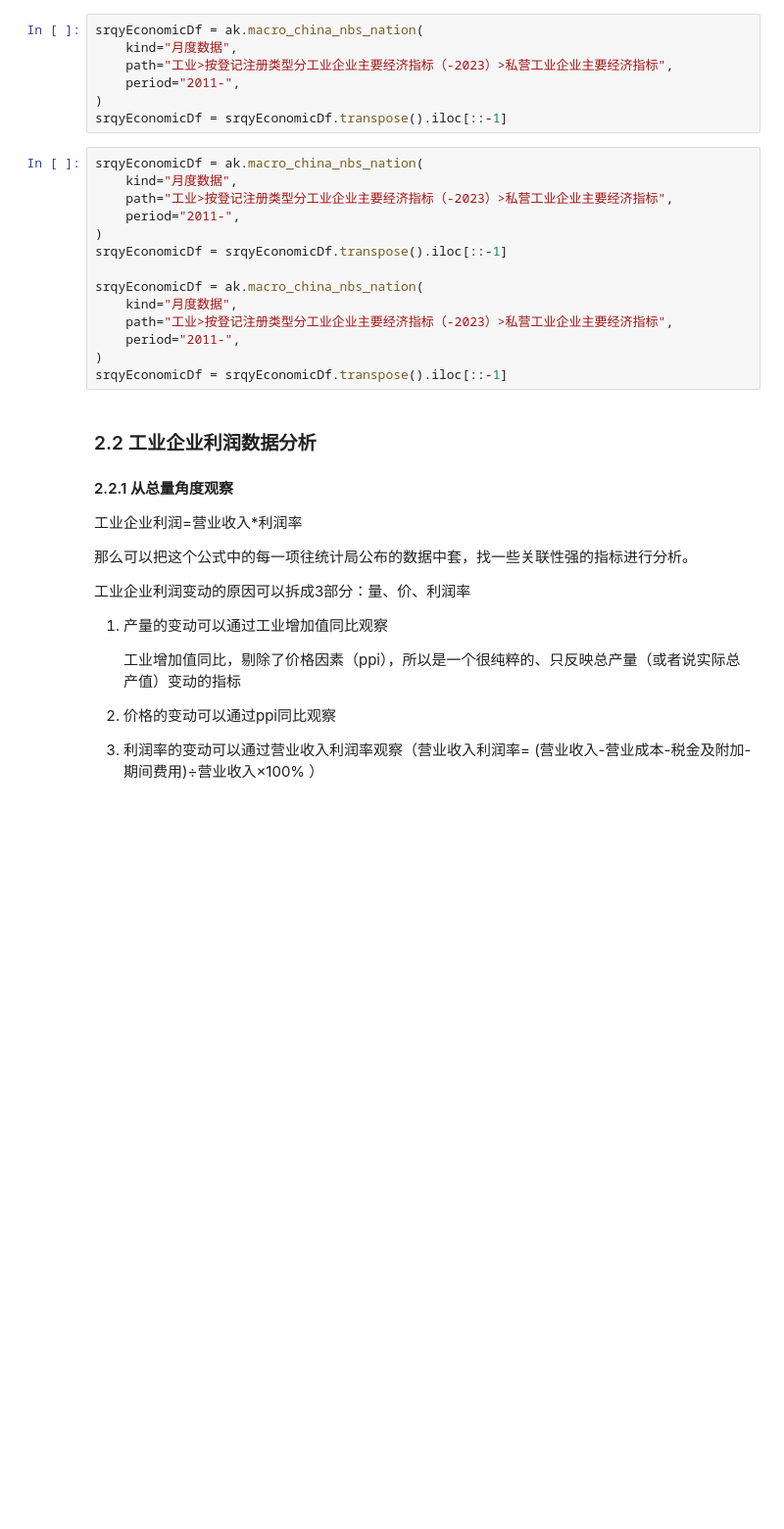
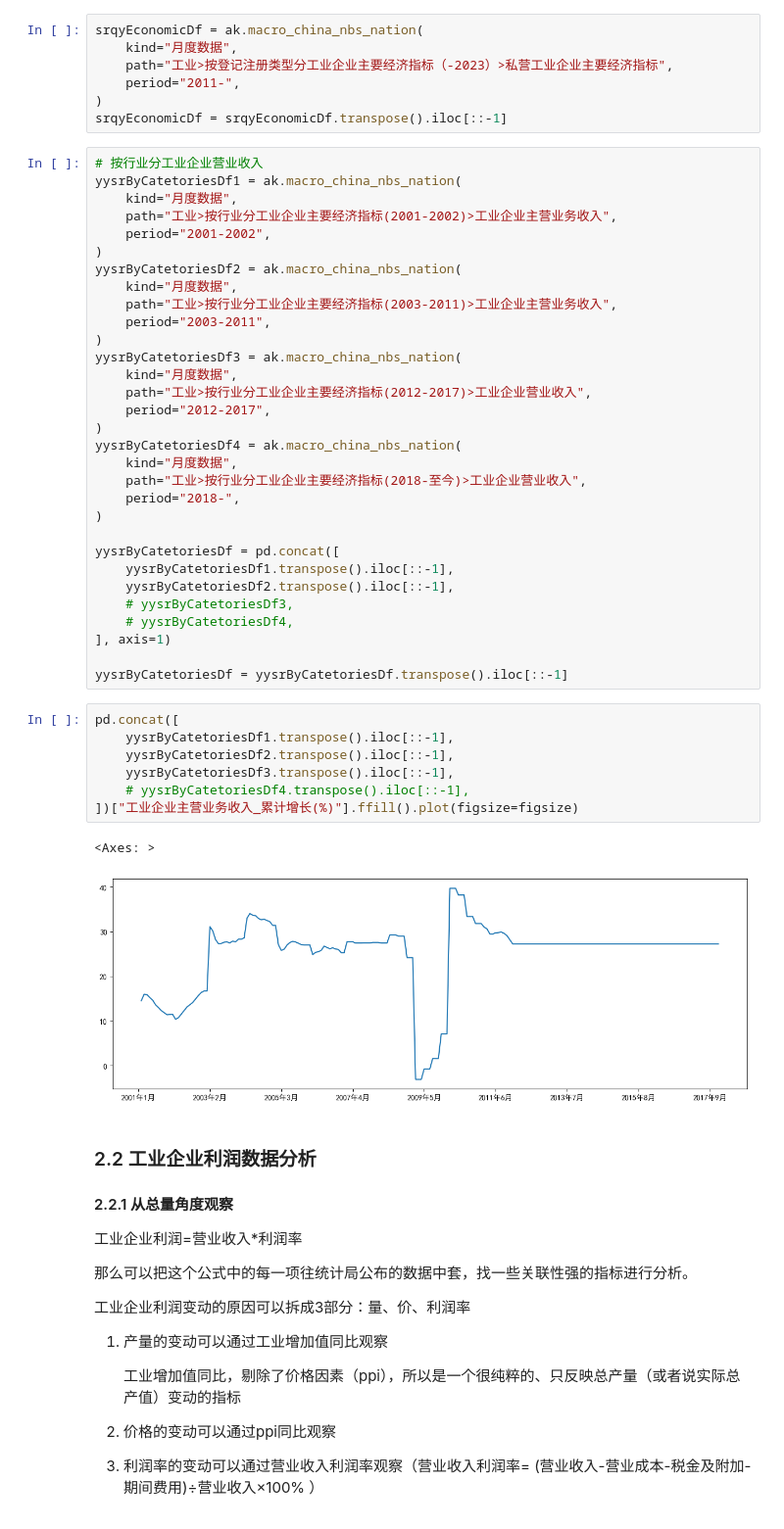
Before and after one commit to kampfer/various-data, a Jupyter notebook: src/researches/jupyter/宏观经济数据分析手册/工业企业财务数据.ipynb, the cells around one changed output. Shown at 98% size. Drawn from its saved outputs; the diff is of its cells as text; blank space fills up the shorter version.

```diff
--- a/src/researches/jupyter/宏观经济数据分析手册/工业企业财务数据.ipynb
+++ b/src/researches/jupyter/宏观经济数据分析手册/工业企业财务数据.ipynb
@@ -84,20 +85,47 @@ srqyEconomicDf = ak.macro_china_nbs_nation(
     period="2011-",
 )
 srqyEconomicDf = srqyEconomicDf.transpose().iloc[::-1]
-# %%
-srqyEconomicDf = ak.macro_china_nbs_nation(
-    kind="月度数据",
-    path="工业>按登记注册类型分工业企业主要经济指标（-2023）>私营工业企业主要经济指标",
-    period="2011-",
-)
-srqyEconomicDf = srqyEconomicDf.transpose().iloc[::-1]
-
-srqyEconomicDf = ak.macro_china_nbs_nation(
-    kind="月度数据",
-    path="工业>按登记注册类型分工业企业主要经济指标（-2023）>私营工业企业主要经济指标",
-    period="2011-",
-)
-srqyEconomicDf = srqyEconomicDf.transpose().iloc[::-1]
+# %%
+# 按行业分工业企业营业收入
+yysrByCatetoriesDf1 = ak.macro_china_nbs_nation(
+    kind="月度数据",
+    path="工业>按行业分工业企业主要经济指标(2001-2002)>工业企业主营业务收入",
+    period="2001-2002",
+)
+yysrByCatetoriesDf2 = ak.macro_china_nbs_nation(
+    kind="月度数据",
+    path="工业>按行业分工业企业主要经济指标(2003-2011)>工业企业主营业务收入",
+    period="2003-2011",
+)
+yysrByCatetoriesDf3 = ak.macro_china_nbs_nation(
+    kind="月度数据",
+    path="工业>按行业分工业企业主要经济指标(2012-2017)>工业企业营业收入",
+    period="2012-2017",
+)
+yysrByCatetoriesDf4 = ak.macro_china_nbs_nation(
+    kind="月度数据",
+    path="工业>按行业分工业企业主要经济指标(2018-至今)>工业企业营业收入",
+    period="2018-",
+)
+
+yysrByCatetoriesDf = pd.concat([
+    yysrByCatetoriesDf1.transpose().iloc[::-1],
+    yysrByCatetoriesDf2.transpose().iloc[::-1],
+    # yysrByCatetoriesDf3,
+    # yysrByCatetoriesDf4,
+], axis=1)
+
+yysrByCatetoriesDf = yysrByCatetoriesDf.transpose().iloc[::-1]
+# %%
+pd.concat([
+    yysrByCatetoriesDf1.transpose().iloc[::-1],
+    yysrByCatetoriesDf2.transpose().iloc[::-1],
+    yysrByCatetoriesDf3.transpose().iloc[::-1],
+    # yysrByCatetoriesDf4.transpose().iloc[::-1],
+])["工业企业主营业务收入_累计增长(%)"].ffill().plot(figsize=figsize)
+# %% [output]
+<Axes: >
+[figure, added]
 # %% [markdown]
 ### 2.2 工业企业利润数据分析
 
```
Also changed, not shown: parts of 18 cells of this notebook.
